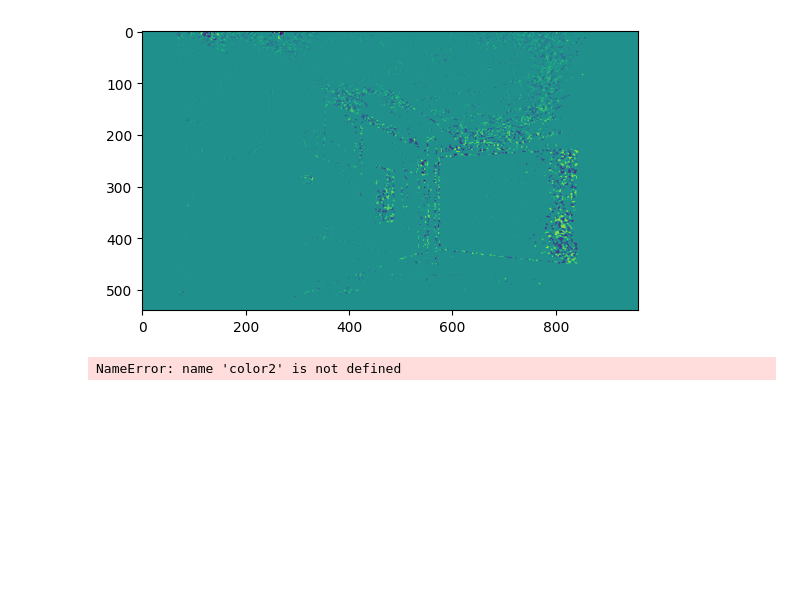
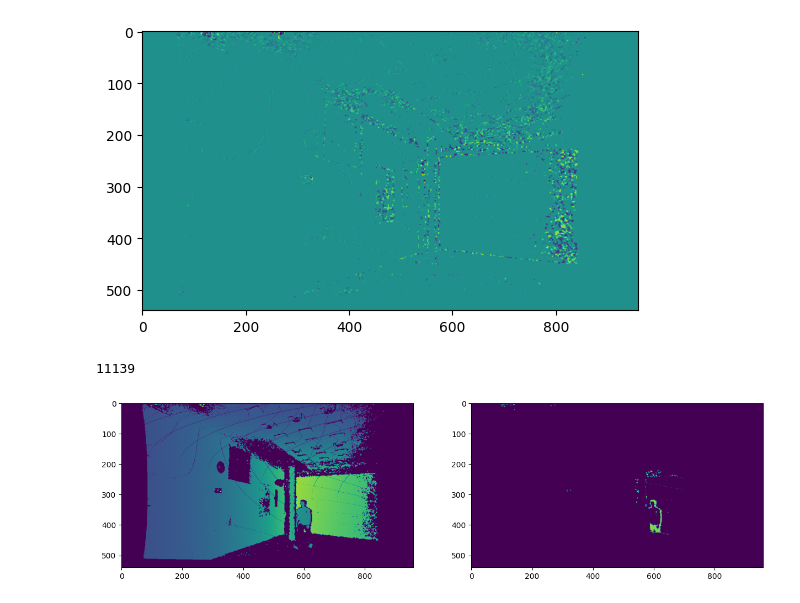
Before and after one commit to doleebest/CVL_practice, a Jupyter notebook: practice1.ipynb, the cells around one changed output. Drawn from its saved outputs; the diff is of its cells as text; code cells hidden in the pictures; blank space fills up the shorter version.

Commit message:
adjust pics and difference

```diff
--- a/practice1.ipynb
+++ b/practice1.ipynb
@@ -155,12 +155,35 @@ plt.imshow(diff);plt.show()
 # %% [output]
 11192
 [figure]
-# %%
-# how to get ouline of person?
-
-color2[np.where(diff<1000)] *= 0
-# %% [output]
-NameError: name 'color2' is not defined
+# %%
+# how to get ouline of person?
+# found two photos which have big difference especially the shape of person
+
+# 2018-04-20-10-04-11/kinect/color/1524211455879191910.png -> 사람 없음
+# 2018-04-20-10-04-11/kinect/color/1524211456141333067.png -> 사람 나타남
+
+depth1 = np.load('2018-04-20-10-04-11/kinect/depth/1524211455737017041.npy').astype(np.int64)
+depth2 = np.load('2018-04-20-10-04-11/kinect/depth/1524211456408511802.npy').astype(np.int64)
+
+plt.figure(figsize=(15,8))
+plt.subplot(1,2,1)
+plt.imshow(depth1)
+
+diff = depth2 - depth1
+# color2[np.where(diff<1000)] *= 0
+diff[np.where(diff < 8500)] = 0
+
+print(np.amax(diff))
+
+plt.subplot(1,2,2)
+plt.imshow(diff)
+plt.show()
+
+#import matplotlib.pyplot as plt
+#plt.imshow(diff);plt.show()
+# %% [output]
+11139
+[figure, added]
 # %%
 # new hw
 
```
Also changed, not shown: parts of 1 cell of this notebook.
